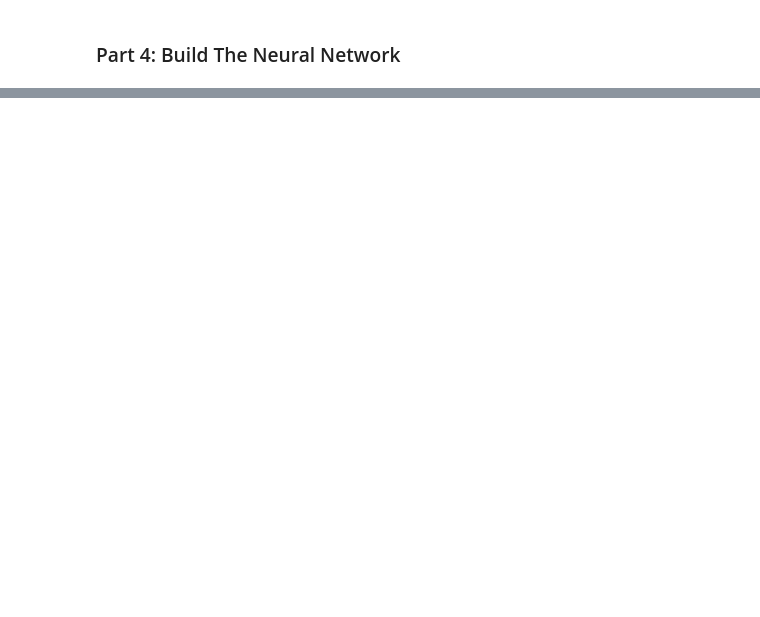
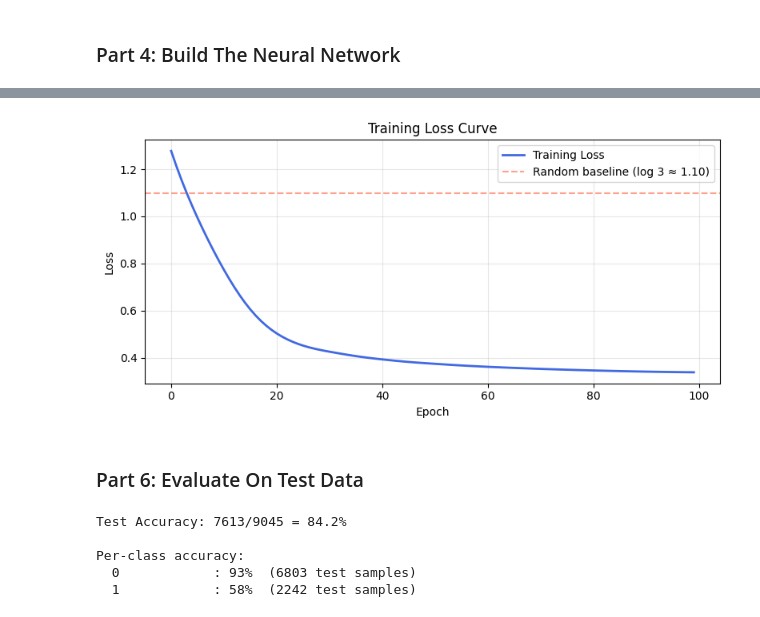
Before and after one commit to isuchan/logicmojo-ai-ml, a Jupyter notebook: 20_pytorch_loss_optimization_training/pytorch_assignment_1.ipynb, the cells around one changed output, grey strips where cells are left out. Cells and saved outputs as stored; diff of their text form; code cells hidden in the pictures; blank space fills up the shorter version.

Commit message:
Update: Added the model evaluation step

```diff
--- a/20_pytorch_loss_optimization_training/pytorch_assignment_1.ipynb
+++ b/20_pytorch_loss_optimization_training/pytorch_assignment_1.ipynb
@@ -284,0 +351,24 @@ y_train_t : torch.Size([36177]) dtype=torch.int64  ← must be long for CrossEnt
+# %%
+import math
+
+# ── Loss function ─────────────────────────────────────────────────────────────
+# CrossEntropyLoss is the standard choice for multi-class classification.
+# It expects: raw logits (batch, num_classes)  +  integer labels (batch,)
+# Internally it applies Softmax → that is why forward() must NOT add Softmax.
+loss_fn = nn.CrossEntropyLoss()
+
+# ── Optimizer ─────────────────────────────────────────────────────────────────
+# Adam: adapts the learning rate per parameter. The safest first choice.
+# lr=0.01: step size. Too large → loss oscillates. Too small → barely moves.
+# model.parameters() gives Adam references to all weights and biases.
+optimizer = optim.Adam(model.parameters(), lr=0.01)
+
+# ── Initial loss sanity check ─────────────────────────────────────────────────
+# Before any training, a randomly initialised model on 3 classes
+# should give loss ≈ log(3) ≈ 1.099.
+# If it's wildly different, your data pipeline already has a bug.
+model.eval()
+with torch.no_grad():
+    init_loss = loss_fn(model(X_train_t.to(device)), y_train_t.to(device))
+print(f"Initial loss: {init_loss.item():.4f}   (expected ≈ {math.log(3):.4f})")
+print()
@@ -284,0 +429,54 @@ y_train_t : torch.Size([36177]) dtype=torch.int64  ← must be long for CrossEnt
+# %%
+# ── Plot the learning curve ───────────────────────────────────────────────────
+# This is your model's vital-signs chart. Learn to read it:
+#
+#   ✅  Loss steadily going down       → model is learning correctly
+#   ❌  Loss barely moves              → learning rate too small, or data not scaled
+#   ❌  Loss oscillates up and down    → learning rate too large
+#   ❌  Loss shoots up toward infinity → learning rate way too large (diverging)
+
+plt.figure(figsize=(8, 4))
+plt.plot(train_losses, color='royalblue', lw=2, label='Training Loss')
+plt.axhline(y=math.log(3), color='tomato', linestyle='--', alpha=0.6,
+            label=f'Random baseline (log 3 ≈ {math.log(3):.2f})')
+plt.xlabel('Epoch')
+plt.ylabel('Loss')
+plt.title('Training Loss Curve')
+plt.legend()
+plt.grid(alpha=0.3)
+plt.tight_layout()
+plt.show()
+# %% [output]
+[figure, added]
+# %% [markdown]
+### Part 6: Evaluate On Test Data
+# %%
+# ── Switch to evaluation mode ─────────────────────────────────────────────────
+model.eval()
+
+with torch.no_grad():   # No gradients needed — saves memory and time
+    test_logits = model(X_test_t.to(device))        # (30, 3) raw scores
+    predictions = torch.argmax(test_logits, dim=1)  # pick class with highest score
+
+predictions_np = predictions.cpu().numpy()
+
+correct  = (predictions_np == y_test).sum()
+accuracy = correct / len(y_test)
+
+print(f"Test Accuracy: {correct}/{len(y_test)} = {accuracy:.1%}")
+print()
+
+# ── Per-class accuracy ────────────────────────────────────────────────────────
+# Overall accuracy can hide per-class failures. Always break it down.
+# Example: 93% overall might mean 100% on Setosa but only 80% on Virginica.
+print("Per-class accuracy:")
+for i, name in enumerate(CLASS_NAMES):
+    mask    = (y_test == i)
+    cls_acc = (predictions_np[mask] == i).mean()
+    print(f"  {name:<12} : {cls_acc:.0%}  ({mask.sum()} test samples)")
+# %% [output]
+Test Accuracy: 7613/9045 = 84.2%
+
+Per-class accuracy:
+  0            : 93%  (6803 test samples)
+  1            : 58%  (2242 test samples)
```
Also changed, not shown: parts of 7 cells of this notebook.
